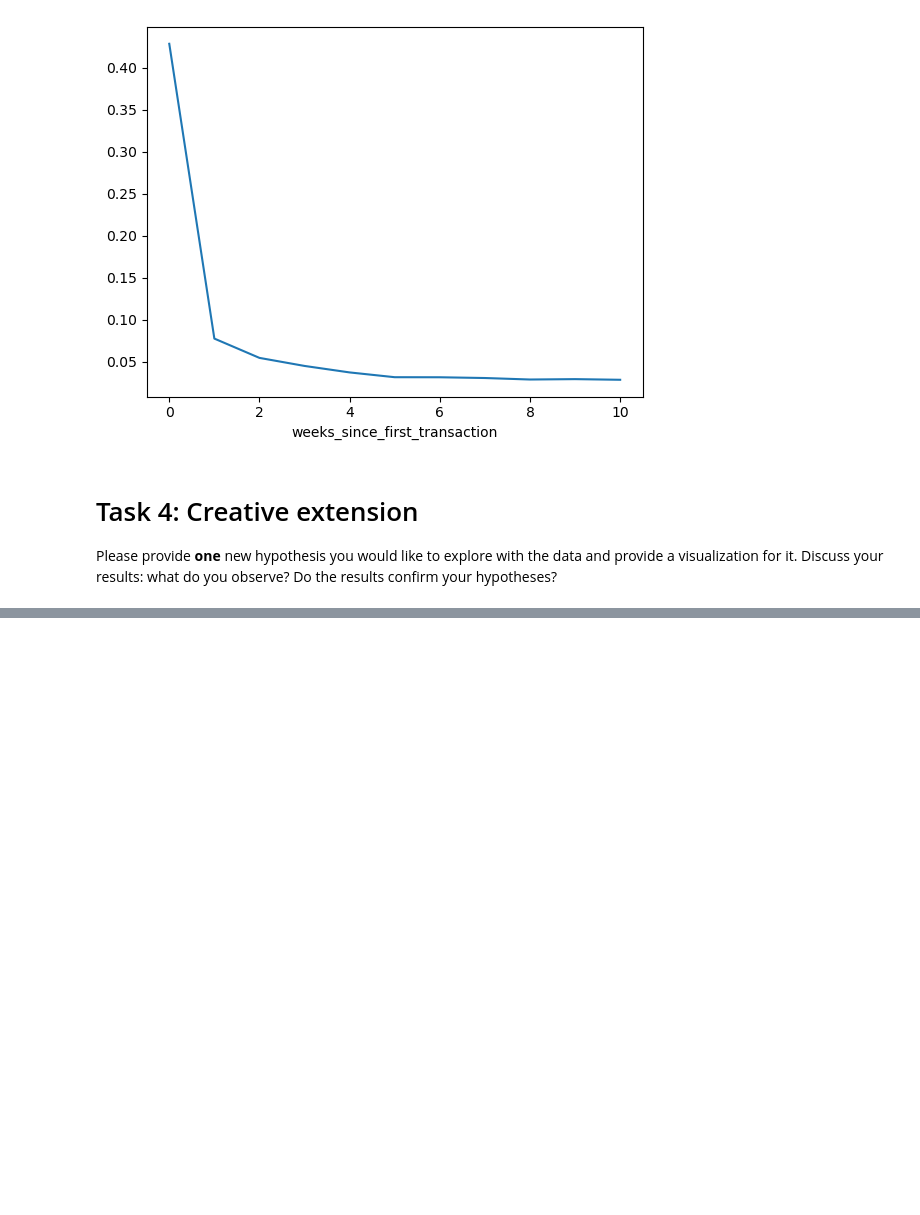
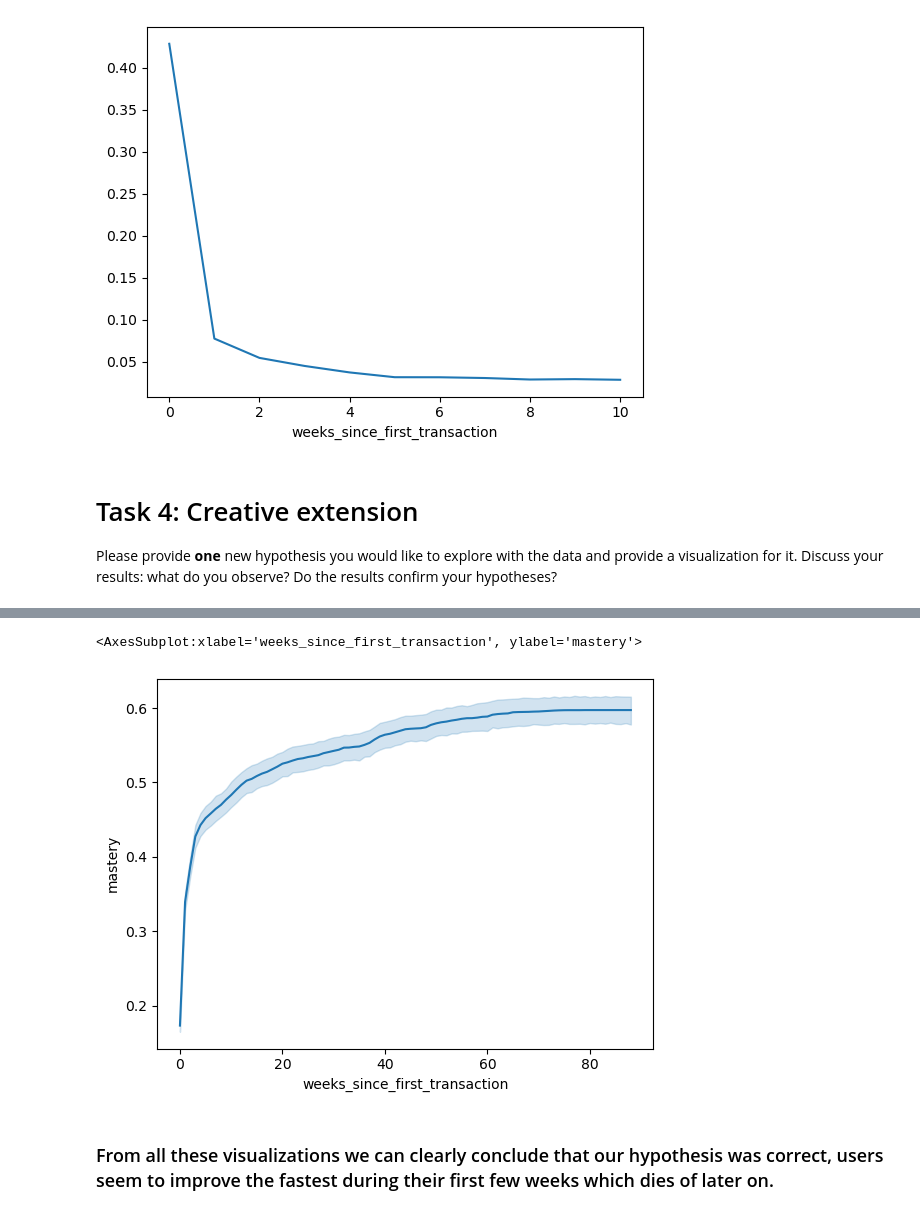
Before and after one commit to aybarsyazici/EPFL-CS421-MLBD, a Jupyter notebook: project/milestone-02/m2_lernnavi_sciper.ipynb, the cells around one changed output, grey strips where cells are left out. Saved outputs shown, nothing was run; the diff lists cells and outputs as text; code cells hidden in the pictures; blank space fills up the shorter version.

```diff
--- a/project/milestone-02/m2_lernnavi_sciper.ipynb
+++ b/project/milestone-02/m2_lernnavi_sciper.ipynb
@@ -1386,0 +1754,6 @@ print('hello')
+# %%
+# For each user find their max mastery for any title
+max_mastery_df = full_mastery_df[full_mastery_df.title=='Mathematik'].groupby('user_id').mastery.max().reset_index()
+max_mastery_df = max_mastery_df.rename(columns={'mastery': 'max_math_mastery'})
+max_mastery_df = max_mastery_df[max_mastery_df.max_math_mastery >= 0.1]
+max_mastery_df
@@ -1386,0 +1774,4 @@ print('hello')
+# %%
+# Remove all the users except for the ones in max_mastery_df
+full_mastery_math_df = full_mastery_df[full_mastery_df.user_id.isin(max_mastery_df.user_id)]
+full_mastery_math_df
@@ -1386,0 +1792,7 @@ print('hello')
+# %%
+sns.lineplot(x='weeks_since_first_transaction', y='mastery', data=full_mastery_math_df[full_mastery_math_df.title=='Mathematik'])
+# %% [output]
+<AxesSubplot:xlabel='weeks_since_first_transaction', ylabel='mastery'>
+[figure, added]
+# %% [markdown]
+### From all these visualizations we can clearly conclude that our hypothesis was correct, users seem to improve the fastest during their first few weeks which dies of later on.
```
Also changed, not shown: parts of 49 cells of this notebook.
